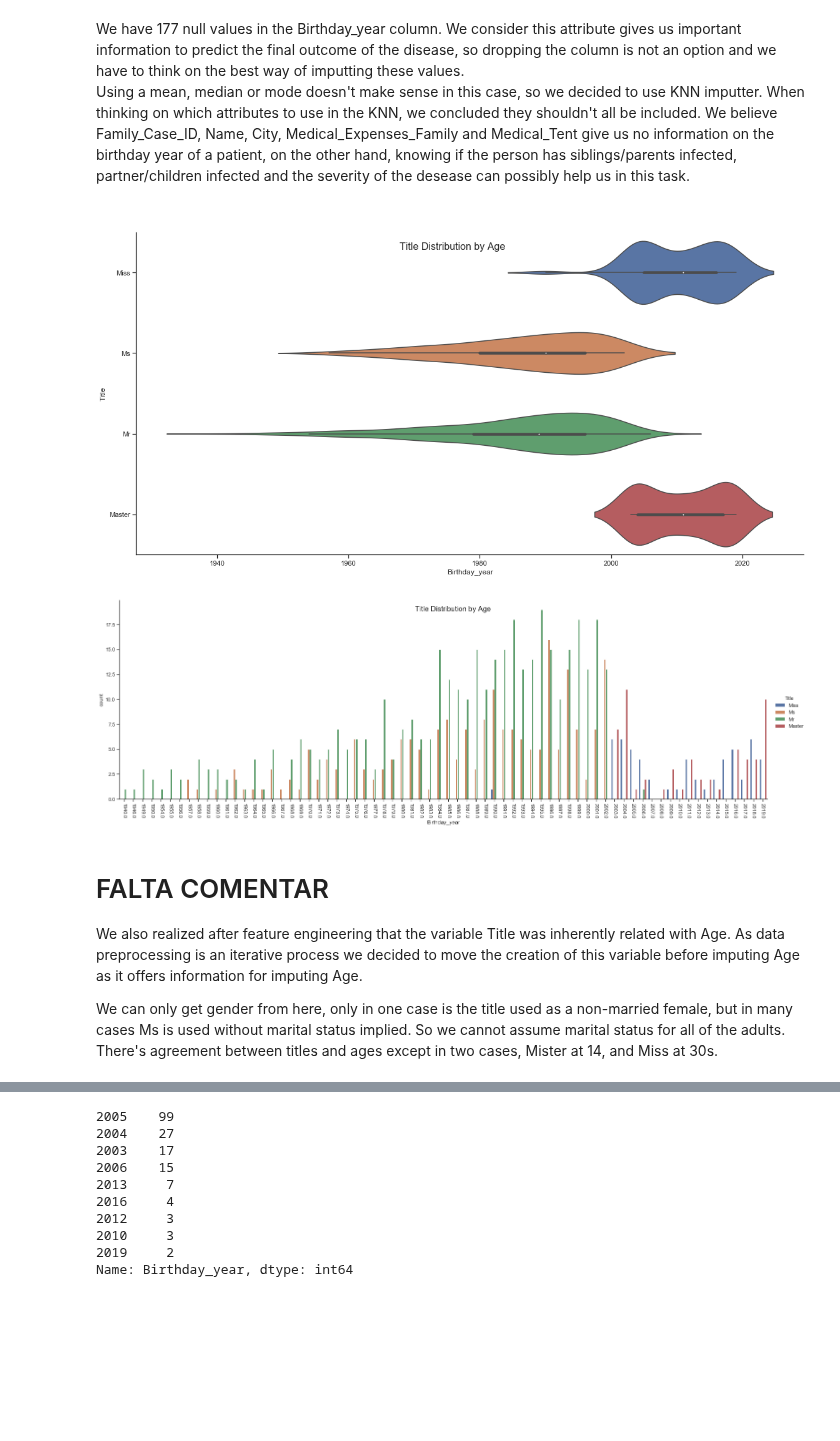
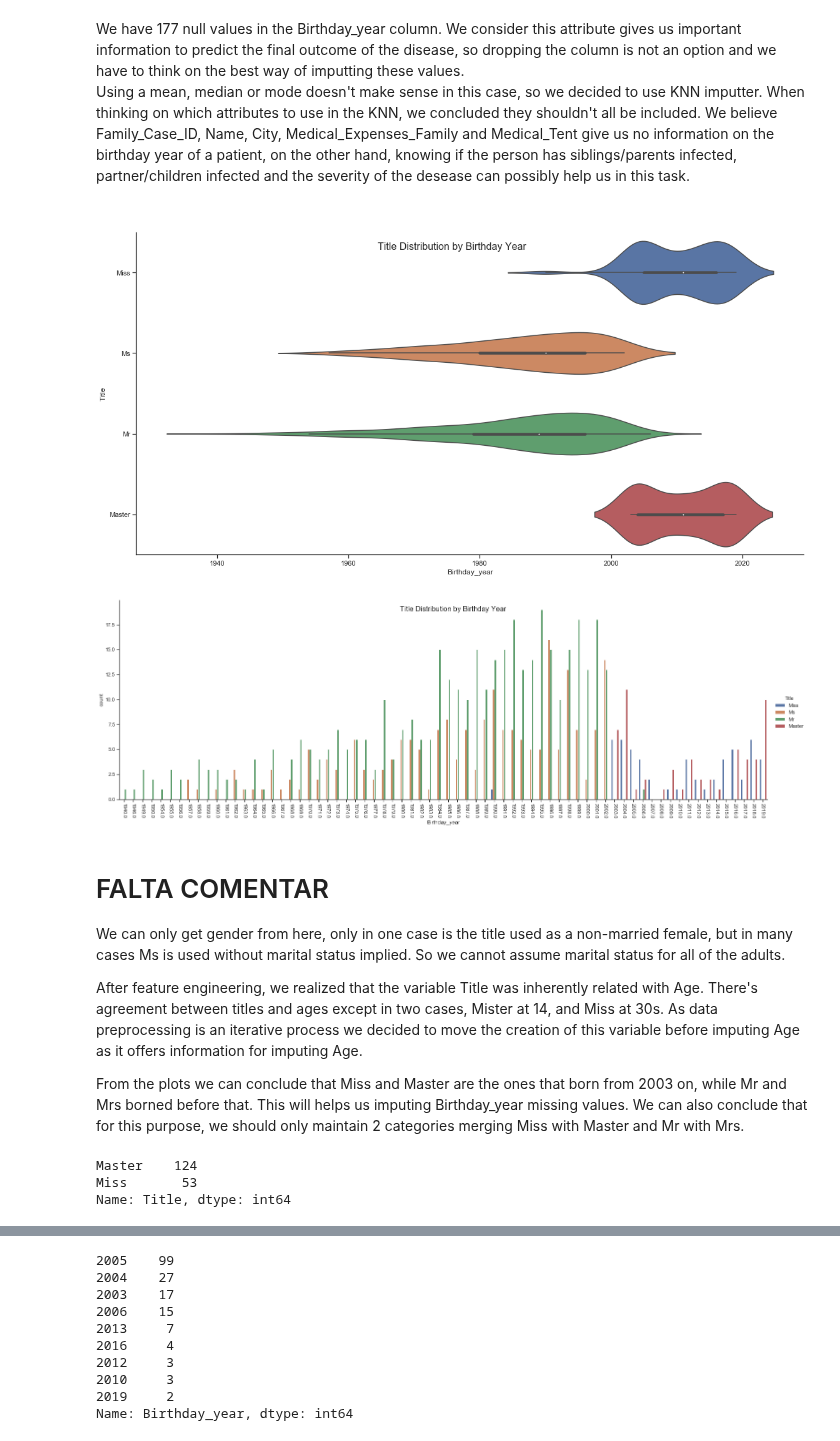
Before and after one commit to DavidSilva98/ML_project, a Jupyter notebook: group7.ipynb, the cells around one changed output, grey strips where cells are left out. Saved outputs shown, nothing was run; the diff lists cells and outputs as text; code cells hidden in the pictures; blank space fills up the shorter version.

```diff
--- a/group7.ipynb
+++ b/group7.ipynb
@@ -72,8 +74,10 @@ There are  400 rows and  10 columns on the test set.
 Renaming some variables to make the code easier to write.
 # %%
 # Correcting variables
-train_df.rename({"Parents or siblings infected": "Parents_Children_Infected", "Wife/Husband or children infected": "Partner_Siblings_Infected"}, axis=1, inplace=True)
-test_df.rename({"Parents or siblings infected": "Parents_Children_Infected", "Wife/Husband or children infected": "Partner_Siblings_Infected"}, axis=1, inplace=True)
+train_df.rename({"Parents or siblings infected": "Parents_Children_Infected",
+                 "Wife/Husband or children infected": "Partner_Siblings_Infected"}, axis=1, inplace=True)
+test_df.rename({"Parents or siblings infected": "Parents_Children_Infected",
+                "Wife/Husband or children infected": "Partner_Siblings_Infected"}, axis=1, inplace=True)
 # %%
 train_df.head()
 # %% [output]
@@ -457,24 +480,30 @@ ax= sns.catplot(
     x='Birthday_year',
     kind='violin',
     height=8, aspect=2)
-plt.suptitle("Title Distribution by Age", y=0.95, fontsize=16)
+plt.suptitle("Title Distribution by Birthday Year", y=0.95, fontsize=16)
 plt.show()
 # %% [output]
-[figure, old version]
+[figure, new version]
 # %%
 sns.catplot(x="Birthday_year", hue="Title",
                data=X_train, kind="count",
                height=7, aspect=3)
-#sns.countplot(x="Age", hue="Title", data=X_train)
-plt.suptitle("Title Distribution by Age", y=0.95, fontsize=16)
+plt.suptitle("Title Distribution by Birthday Year", y=0.95, fontsize=16)
 plt.xticks(rotation=-90)
 plt.show()
 # %% [output]
-[figure, old version]
+[figure, new version]
 # %% [markdown]
 # FALTA COMENTAR
-We also realized after feature engineering that the variable Title was inherently related with Age. As data preprocessing is an iterative process we decided to move the creation of this variable before imputing Age as it offers information for imputing Age.
+We can only get gender from here, only in one case is the title used as a non-married female, but in many cases Ms is used without marital status implied. So we cannot assume marital status for all of the adults.
 
-We can only get gender from here, only in one case is the title used as a non-married female, but in many cases Ms is used without marital status implied. So we cannot assume marital status for all of the adults.
-There's agreement between titles and ages except in two cases, Mister at 14, and Miss at 30s.
+After feature engineering, we realized that the variable Title was inherently related with Age. There's agreement between titles and ages except in two cases, Mister at 14, and Miss at 30s. As data preprocessing is an iterative process we decided to move the creation of this variable before imputing Age as it offers information for imputing Age.
+
+From the plots we can conclude that Miss and Master are the ones that born from 2003 on, while Mr and Mrs borned before that. This will helps us imputing Birthday_year missing values. We can also conclude that for this purpose, we should only maintain 2 categories merging Miss with Master and Mr with Mrs.
+# %%
+X_train[X_train.Birthday_year.isnull()]["Title"].value_counts() # the nulls in Birthday_year are only Master and Miss
+# %% [output]
+Master    124
+Miss       53
+Name: Title, dtype: int64
 # %%
```
Also changed, not shown: parts of 51 cells of this notebook.
